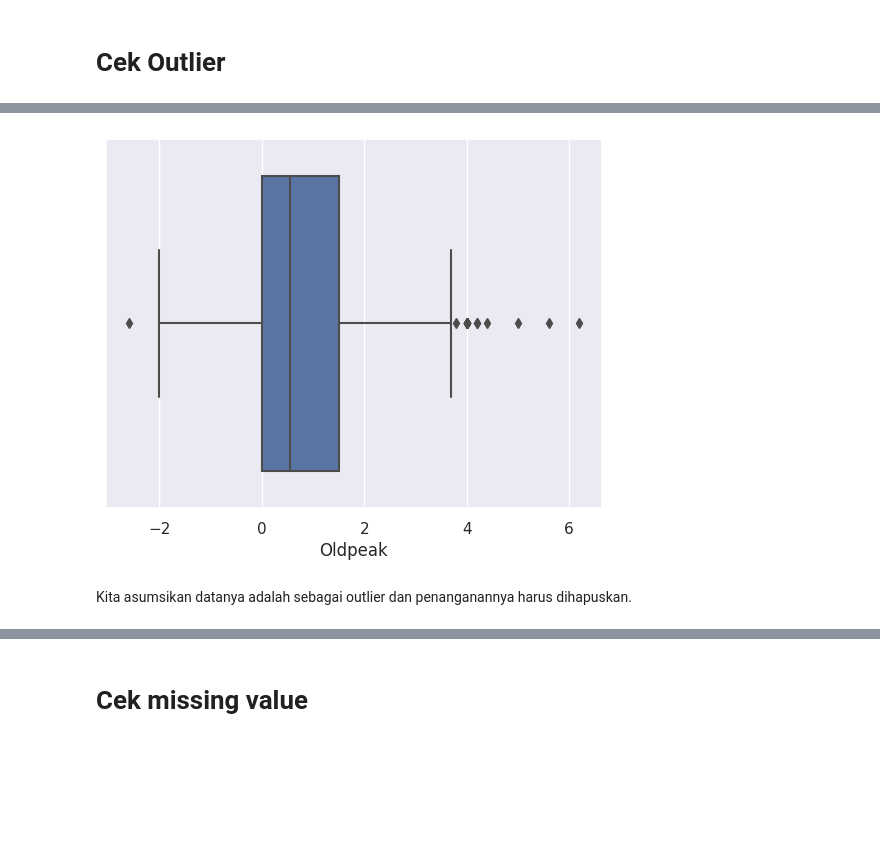
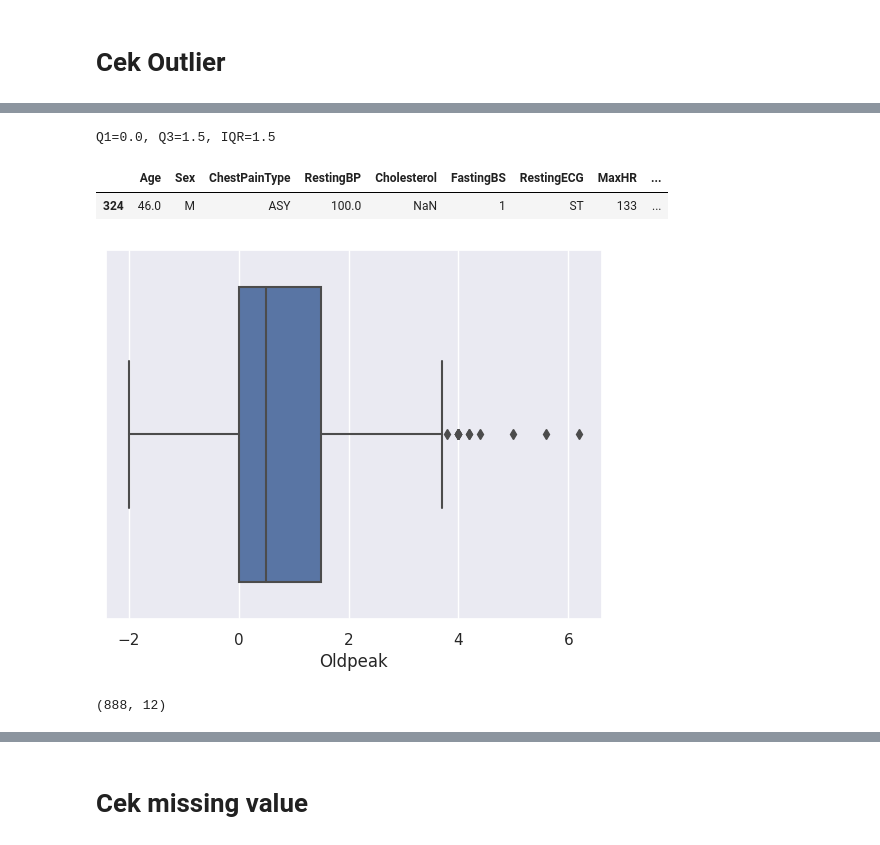
Before and after one commit to ilman79/PelatihanBNSP, a Jupyter notebook: Assesment_BNSP_Ilman_Gifari.ipynb, the cells around one changed output, grey strips where cells are left out. Saved outputs shown, nothing was run; the diff lists cells and outputs as text; code cells hidden in the pictures; blank space fills up the shorter version.

```diff
--- a/Assesment_BNSP_Ilman_Gifari.ipynb
+++ b/Assesment_BNSP_Ilman_Gifari.ipynb
@@ -65,0 +101,3 @@ varObjects.head()
+# %%
+df['HeartDisease'] = df['HeartDisease'].astype('category')
+df['FastingBS'] = df['FastingBS'].astype('category')
@@ -156 +179,4 @@ plt.show()
+# %%
+df = df.drop(df[df.Age > 150].index)
+df['Age'] = df['Age'].replace(to_replace=0.0, value=np.nan)
 # %% [markdown]
@@ -158,9 +183,0 @@ Menghapus umur yang lebih dari 150 dan mengasumsikan umur 0 itu adalah missing v
-# %%
-# jika outlier difilter
-Q1 = df['Age'].quantile(0.25)
-Q3 = df['Age'].quantile(0.75)
-IQR = Q3 - Q1 #IQR is interquartile range.
-print("Q1={}, Q3={}, IQR={}".format(Q1, Q3, IQR))
-
-df = df.drop(df[df.Age > Q3+1.5*IQR].index)
-df.shape
@@ -185,4 +232 @@ df
 912 rows × 12 columns
-# %%
-import numpy as np
-df['Age'] = df['Age'].replace(to_replace="0.0", value=np.nan)
@@ -348,9 +357,21 @@ def vp_seaborn_show_values(axs, precision=1, space=0.01):
+# %%
+# jika outlier difilter
+# jika outlier difilter
+Q1 = df['Oldpeak'].quantile(0.25)
+Q3 = df['Oldpeak'].quantile(0.75)
+IQR = Q3 - Q1 #IQR is interquartile range.
+print("Q1={}, Q3={}, IQR={}".format(Q1, Q3, IQR))
+
+df.loc[df[(df.Oldpeak < Q1-1.5*IQR)].index]
+# %% [output]
+Q1=0.0, Q3=1.5, IQR=1.5
+|  | Age | Sex | ChestPainType | RestingBP | Cholesterol | FastingBS | RestingECG | MaxHR | ... |
+| 324 | 46.0 | M | ASY | 100.0 | NaN | 1 | ST | 133 | ... |
 # %%
-# Visual Python: Visualization > Seaborn
-import numpy as np
+df = df.drop(df[(df.Oldpeak < Q1-1.5*IQR)].index)
 p = sns.boxplot(x="Oldpeak", data=df)
 plt.show()
+df.shape
 # %% [output]
-[figure, old version]
+[figure, new version]
+(888, 12)
-# %% [markdown]
-Kita asumsikan datanya adalah sebagai outlier dan penanganannya harus dihapuskan.
```
Also changed, not shown: parts of 93 cells of this notebook.
